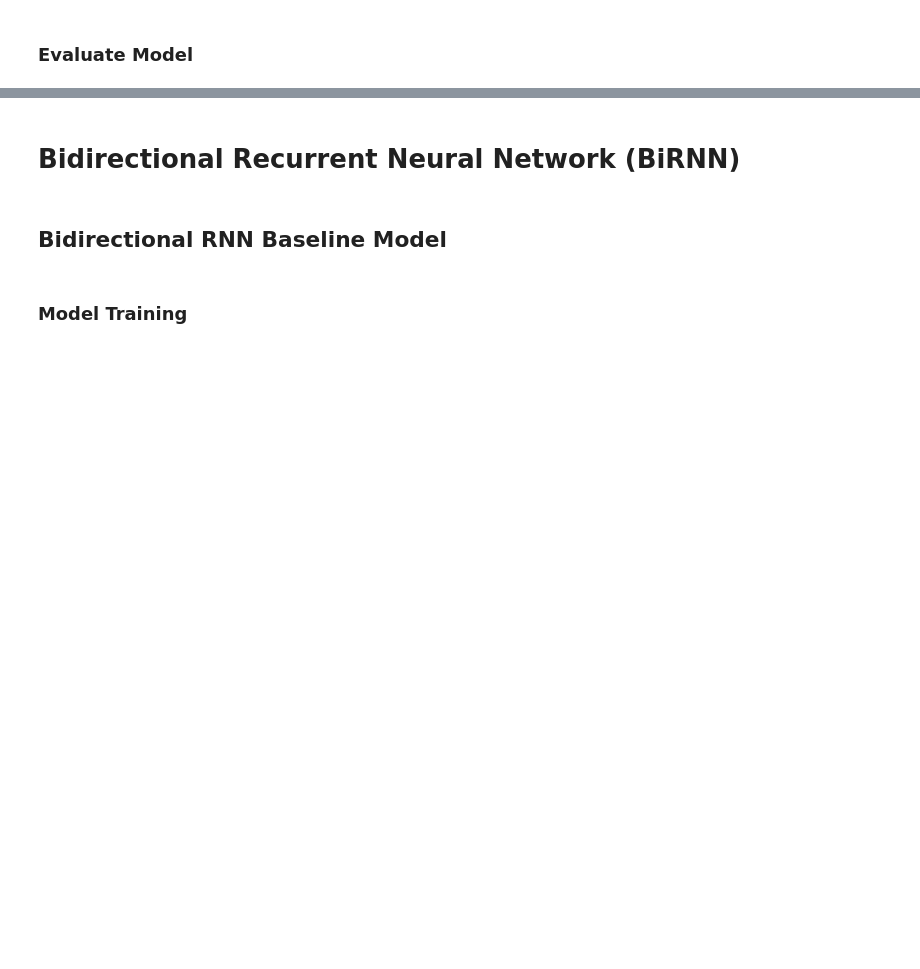
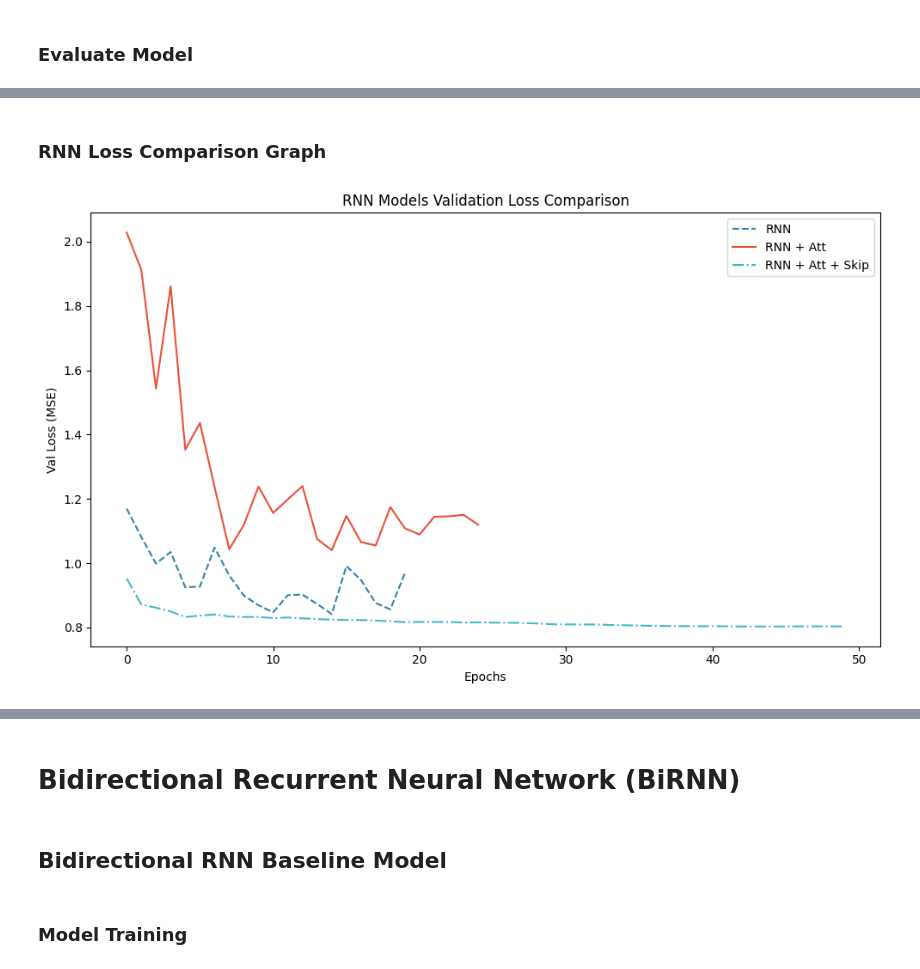
Before and after one commit to IshaPatro/DeepTemporalModelsWithAttentionAndSkipConnectionsForWheatFutures, a Jupyter notebook: DeepTemporalModelsWithAttentionAndSkipConnectionsForWheatFutures.ipynb, the cells around one changed output, grey strips where cells are left out. Drawn from its saved outputs; the diff is of its cells as text; code cells hidden in the pictures; blank space fills up the shorter version.

```diff
--- a/DeepTemporalModelsWithAttentionAndSkipConnectionsForWheatFutures.ipynb
+++ b/DeepTemporalModelsWithAttentionAndSkipConnectionsForWheatFutures.ipynb
@@ -716,3 +749,20 @@ MAE:  0.013676
+# %% [markdown]
+### RNN Loss Comparison Graph
+# %%
+fig, ax = plt.subplots(figsize=(10, 6))
+ax.plot(history.history['val_loss'], label='RNN', linestyle='--', color='#2E86AB')
+ax.plot(history_attention.history['val_loss'], label='RNN + Att', linestyle='-', color='#E94F37')
+ax.plot(history_skip.history['val_loss'], label='RNN + Att + Skip', linestyle='-.', color='#45B7D1')
+
+ax.set_ylabel('Val Loss (MSE)')
+ax.set_xlabel('Epochs')
+ax.set_title('RNN Models Validation Loss Comparison')
+ax.legend()
+
+plt.tight_layout()
+plt.show()
+# %% [output]
+[figure, added]
 # %%
 fig, ax = plt.subplots(figsize=(14, 5))
 
```
Also changed, not shown: parts of 58 cells of this notebook.
